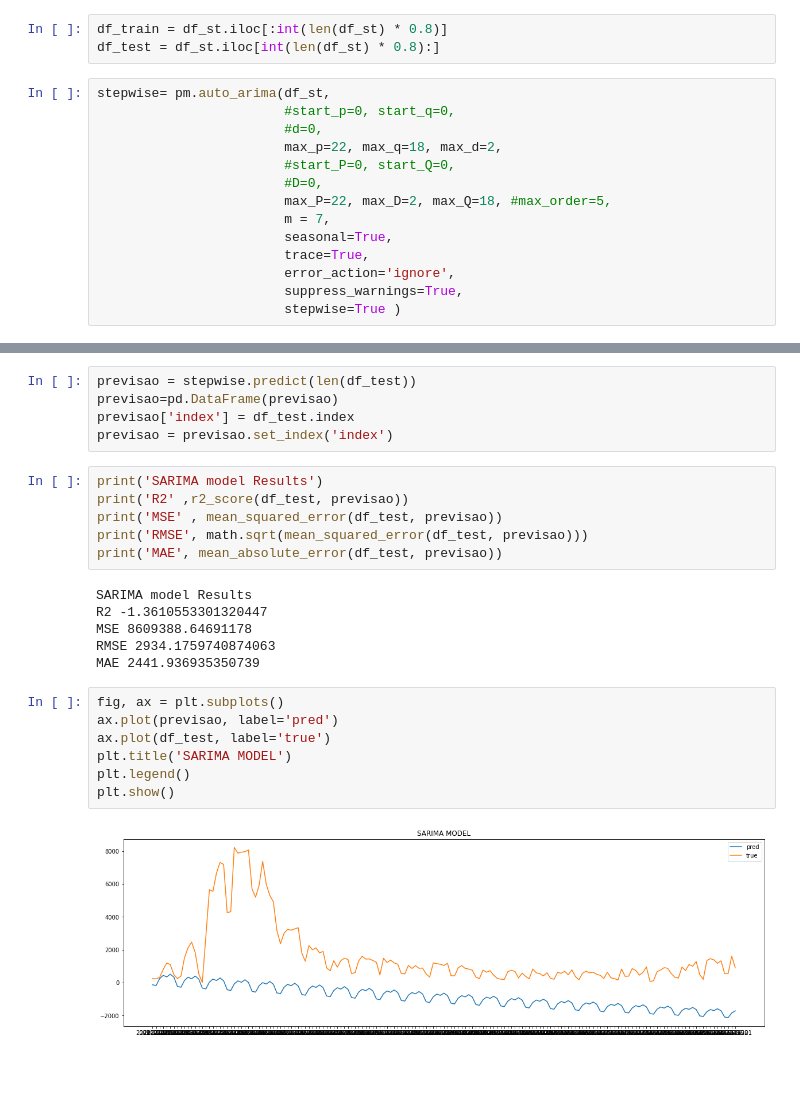
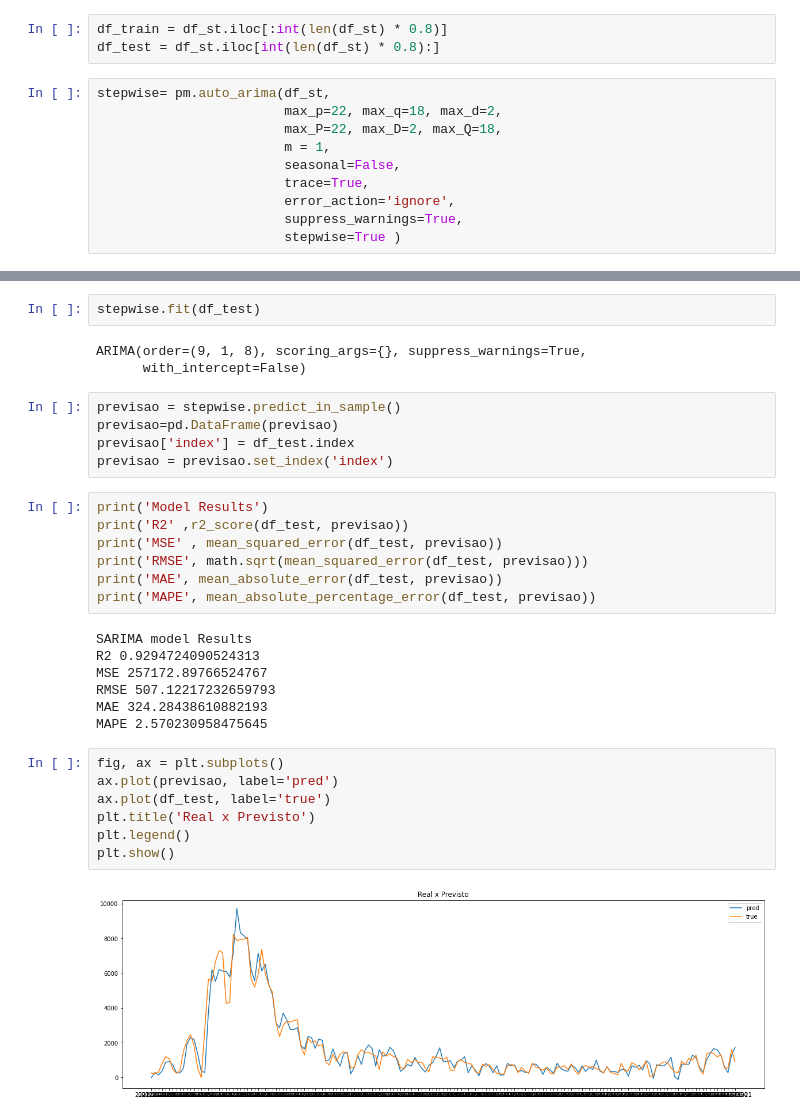
Before and after one commit to bielarnaud/Estudo_dados_de_covid, a Jupyter notebook: Codes/Regressão/SARIMA.ipynb, the cells around one changed output, grey strips where cells are left out. Drawn from its saved outputs; the diff is of its cells as text; blank space fills up the shorter version.

Commit message:
add de novos modelos de regressão

```diff
--- a/Codes/Regressão/SARIMA.ipynb
+++ b/Codes/Regressão/SARIMA.ipynb
@@ -122,14 +221,10 @@ df_train = df_st.iloc[:int(len(df_st) * 0.8)]
 df_test = df_st.iloc[int(len(df_st) * 0.8):]
 # %%
 stepwise= pm.auto_arima(df_st,
-                        #start_p=0, start_q=0,
-                        #d=0,
                         max_p=22, max_q=18, max_d=2,
-                        #start_P=0, start_Q=0,
-                        #D=0,
-                        max_P=22, max_D=2, max_Q=18, #max_order=5,
-                        m = 7,
-                        seasonal=True,
+                        max_P=22, max_D=2, max_Q=18,
+                        m = 1,
+                        seasonal=False,
                         trace=True,
                         error_action='ignore',
                         suppress_warnings=True,
@@ -208,29 +313,36 @@ MAPE 6865243334406.605
+# %%
+stepwise.fit(df_test)
+# %% [output]
+ARIMA(order=(9, 1, 8), scoring_args={}, suppress_warnings=True,
+      with_intercept=False)
 # %%
-previsao = stepwise.predict(len(df_test))
+previsao = stepwise.predict_in_sample()
 previsao=pd.DataFrame(previsao)
 previsao['index'] = df_test.index
 previsao = previsao.set_index('index')
 # %%
-print('SARIMA model Results')
+print('Model Results')
 print('R2' ,r2_score(df_test, previsao))
 print('MSE' , mean_squared_error(df_test, previsao))
 print('RMSE', math.sqrt(mean_squared_error(df_test, previsao)))
 print('MAE', mean_absolute_error(df_test, previsao))
+print('MAPE', mean_absolute_percentage_error(df_test, previsao))
 # %% [output]
 SARIMA model Results
-R2 -1.3610553301320447
-MSE 8609388.64691178
-RMSE 2934.1759740874063
-MAE 2441.936935350739
+R2 0.9294724090524313
+MSE 257172.89766524767
+RMSE 507.12217232659793
+MAE 324.28438610882193
+MAPE 2.570230958475645
 # %%
 fig, ax = plt.subplots()
 ax.plot(previsao, label='pred')
 ax.plot(df_test, label='true')
-plt.title('SARIMA MODEL')
+plt.title('Real x Previsto')
 plt.legend()
 plt.show()
 # %% [output]
-[figure, old version]
+[figure, new version]
 # %%
 pd.concat([df_st,previsao],
           axis=1).plot(linewidth=2,
```
Also changed, not shown: parts of 16 cells of this notebook, 16 other files.
